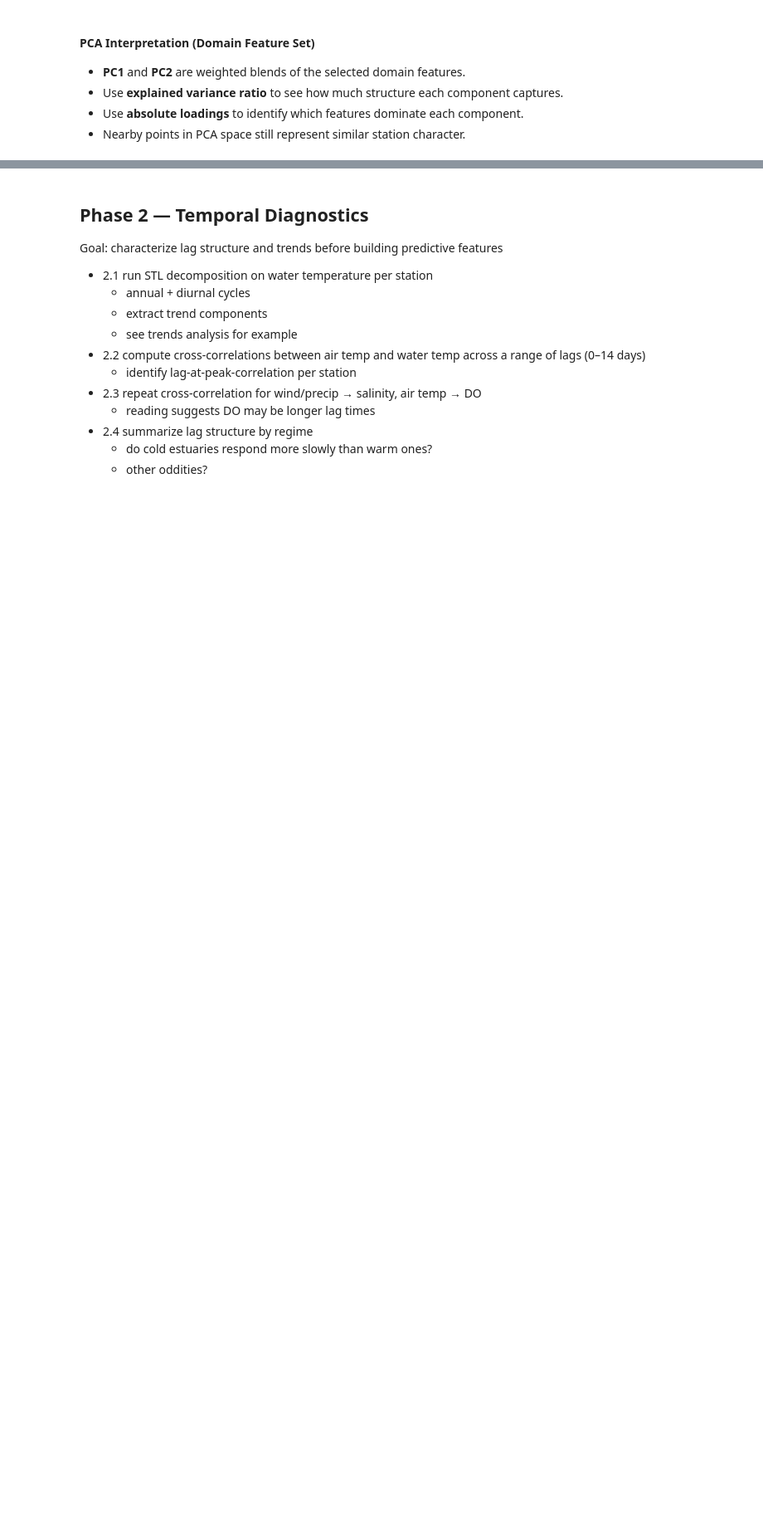
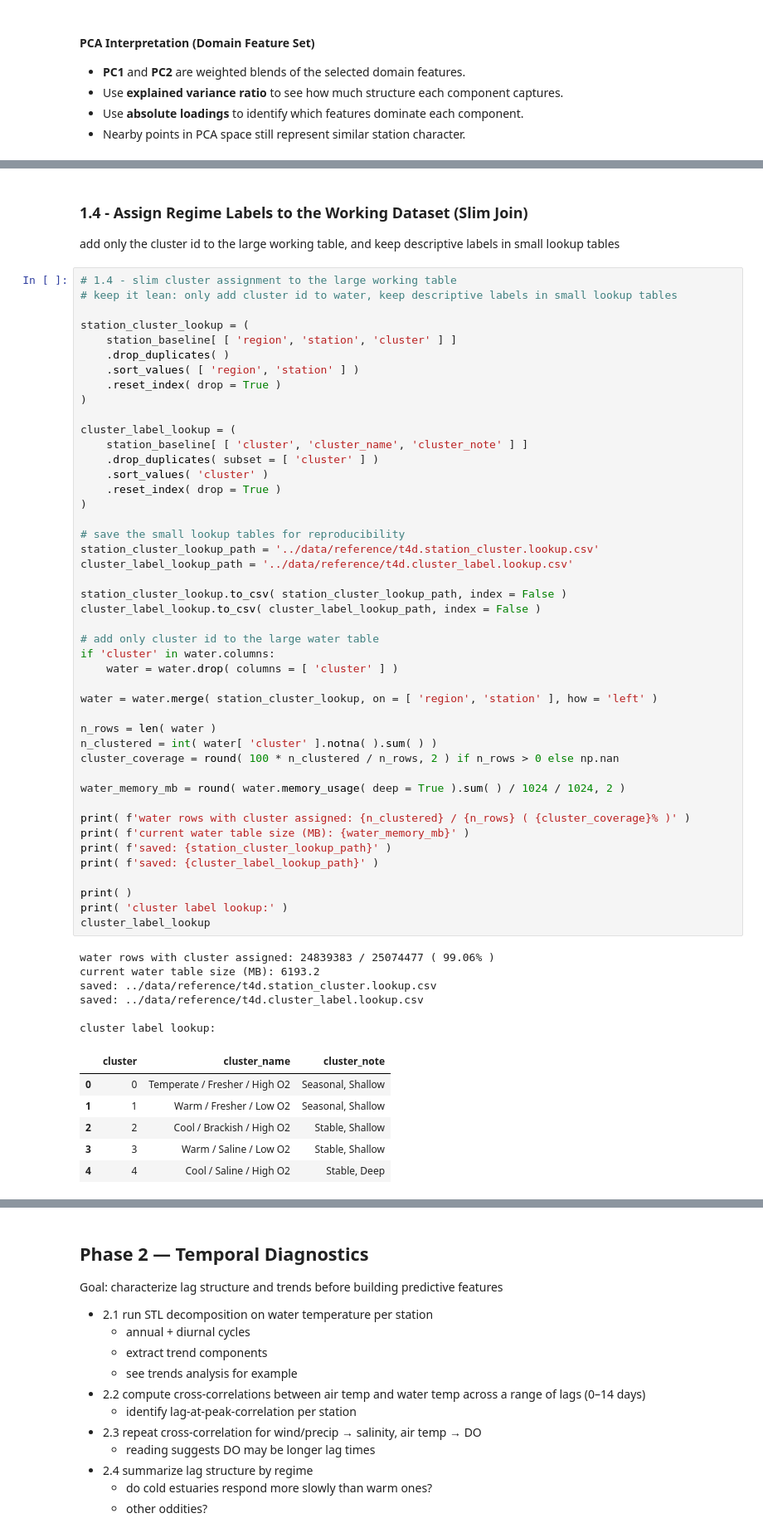
Before and after one commit to jeturcotte/estuaries, a Jupyter notebook: code/t4d.full.project.ipynb, the cells around one changed output, grey strips where cells are left out. Shown at 83% size. Cells and saved outputs as stored; diff of their text form; blank space fills up the shorter version.

```diff
--- a/code/t4d.full.project.ipynb
+++ b/code/t4d.full.project.ipynb
@@ -801,0 +966,62 @@ pca_loadings.round( 3 )
+# %% [markdown]
+### 1.4 - Assign Regime Labels to the Working Dataset (Slim Join)
+
+add only the cluster id to the large working table, and keep descriptive labels in small lookup tables
+# %%
+# 1.4 - slim cluster assignment to the large working table
+# keep it lean: only add cluster id to water, keep descriptive labels in small lookup tables
+
+station_cluster_lookup = (
+    station_baseline[ [ 'region', 'station', 'cluster' ] ]
+    .drop_duplicates( )
+    .sort_values( [ 'region', 'station' ] )
+    .reset_index( drop = True )
+)
+
+cluster_label_lookup = (
+    station_baseline[ [ 'cluster', 'cluster_name', 'cluster_note' ] ]
+    .drop_duplicates( subset = [ 'cluster' ] )
+    .sort_values( 'cluster' )
+    .reset_index( drop = True )
+)
+
+# save the small lookup tables for reproducibility
+station_cluster_lookup_path = '../data/reference/t4d.station_cluster.lookup.csv'
+cluster_label_lookup_path = '../data/reference/t4d.cluster_label.lookup.csv'
+
+station_cluster_lookup.to_csv( station_cluster_lookup_path, index = False )
+cluster_label_lookup.to_csv( cluster_label_lookup_path, index = False )
+
+# add only cluster id to the large water table
+if 'cluster' in water.columns:
+    water = water.drop( columns = [ 'cluster' ] )
+
+water = water.merge( station_cluster_lookup, on = [ 'region', 'station' ], how = 'left' )
+
+n_rows = len( water )
+n_clustered = int( water[ 'cluster' ].notna( ).sum( ) )
+cluster_coverage = round( 100 * n_clustered / n_rows, 2 ) if n_rows > 0 else np.nan
+
+water_memory_mb = round( water.memory_usage( deep = True ).sum( ) / 1024 / 1024, 2 )
+
+print( f'water rows with cluster assigned: {n_clustered} / {n_rows} ( {cluster_coverage}% )' )
+print( f'current water table size (MB): {water_memory_mb}' )
+print( f'saved: {station_cluster_lookup_path}' )
+print( f'saved: {cluster_label_lookup_path}' )
+
+print( )
+print( 'cluster label lookup:' )
+cluster_label_lookup
+# %% [output]
+water rows with cluster assigned: 24839383 / 25074477 ( 99.06% )
+current water table size (MB): 6193.2
+saved: ../data/reference/t4d.station_cluster.lookup.csv
+saved: ../data/reference/t4d.cluster_label.lookup.csv
+
+cluster label lookup:
+|  | cluster | cluster_name | cluster_note |
+| 0 | 0 | Temperate / Fresher / High O2 | Seasonal, Shallow |
+| 1 | 1 | Warm / Fresher / Low O2 | Seasonal, Shallow |
+| 2 | 2 | Cool / Brackish / High O2 | Stable, Shallow |
+| 3 | 3 | Warm / Saline / Low O2 | Stable, Shallow |
+| 4 | 4 | Cool / Saline / High O2 | Stable, Deep |
```
Also changed, not shown: parts of 24 cells of this notebook.
